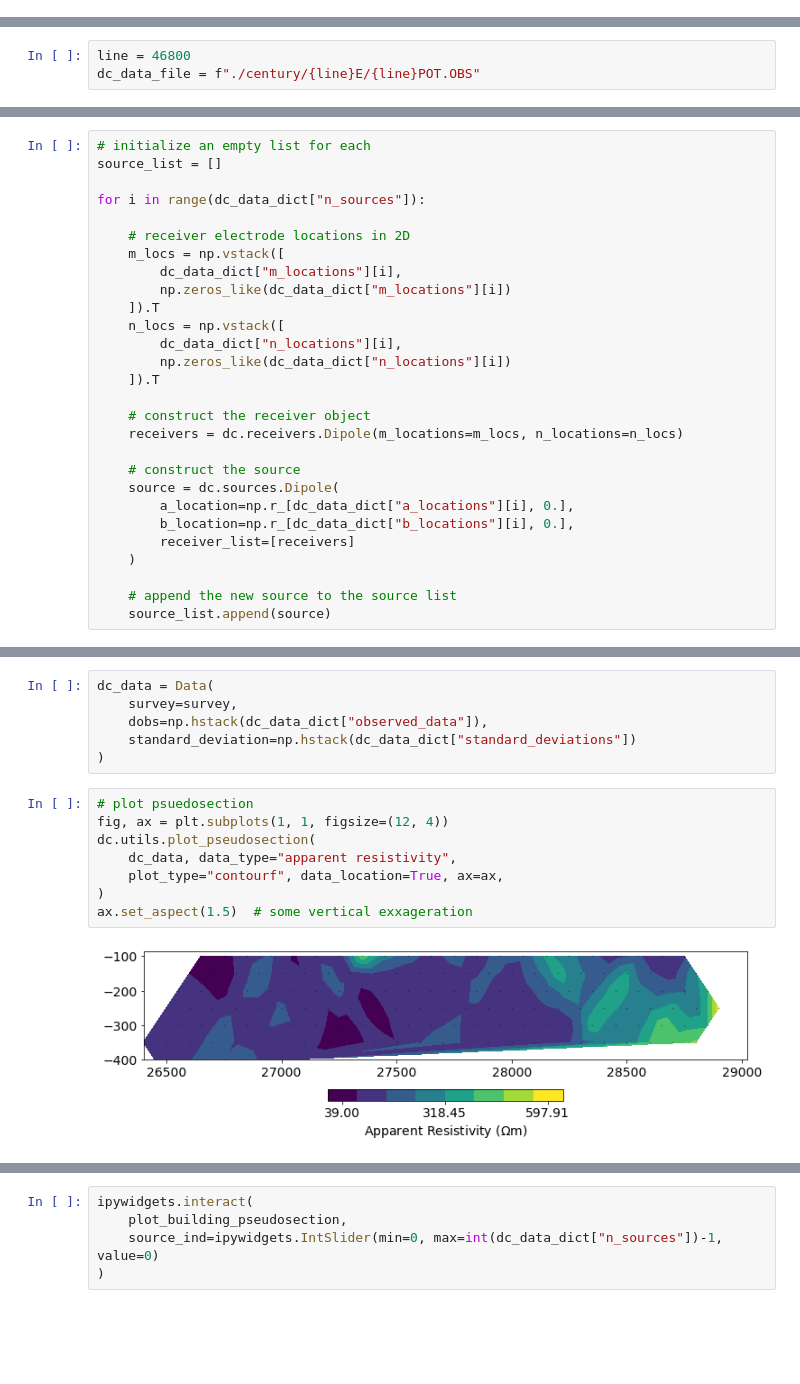
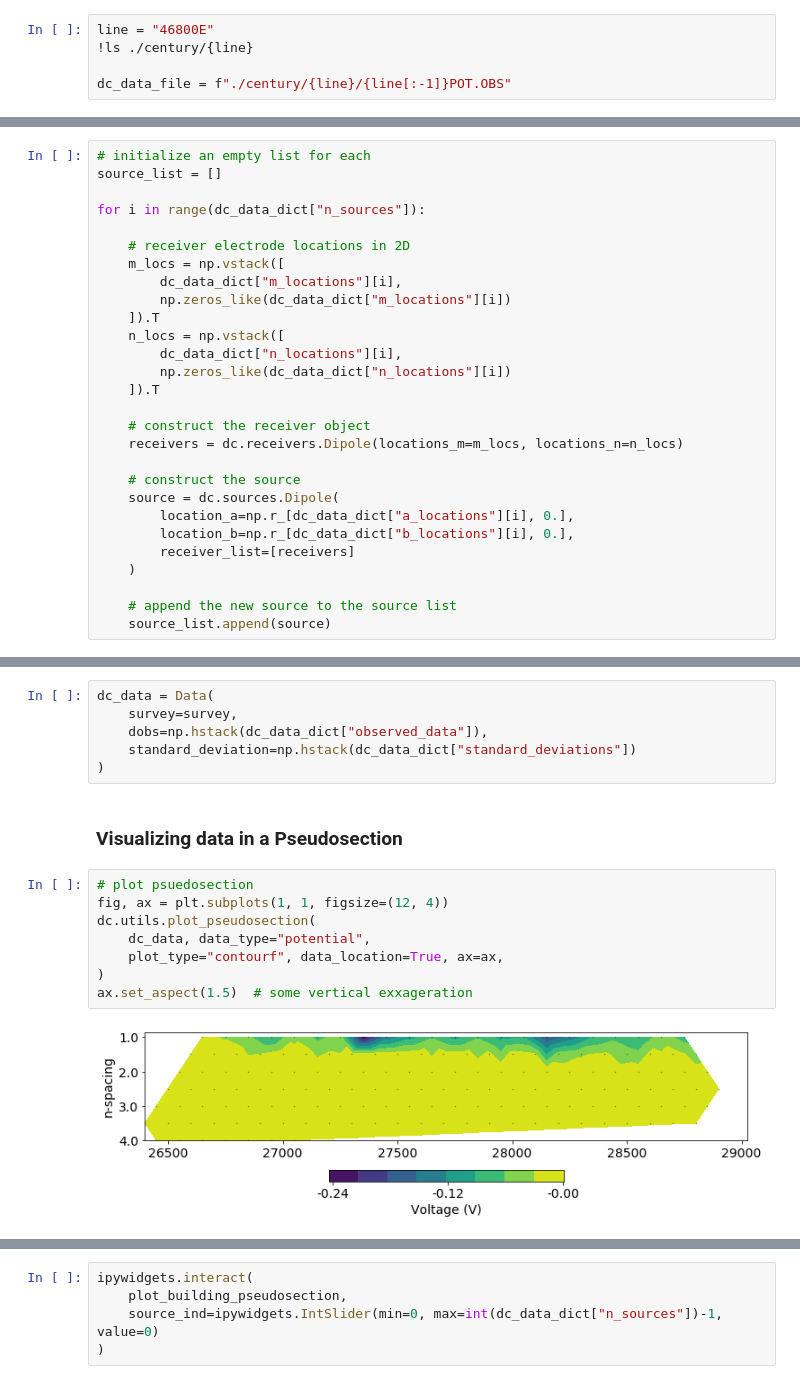
Before and after one commit to simpeg/transform-2020-simpeg, a Jupyter notebook: century-dcip-inversion.ipynb, the cells around one changed output, grey strips where cells are left out. Drawn from its saved outputs; the diff is of its cells as text; blank space fills up the shorter version.

````diff
--- a/century-dcip-inversion.ipynb
+++ b/century-dcip-inversion.ipynb
@@ -56,0 +100,5 @@ ls: ./century/*.OBS: No such file or directory
+# %%
+line = "46800E"
+!ls ./century/{line}
+
+dc_data_file = f"./century/{line}/{line[:-1]}POT.OBS"
@@ -68,9 +119,6 @@ Comment line: description of data
    M_location  N_location  measured_potential  standard_deviation
    ....
 ```
-# %%
-line = 46800
-dc_data_file = f"./century/{line}E/{line}POT.OBS"
 # %%
 !cat {dc_data_file}
 # %% [output]
@@ -254,12 +329,12 @@ for i in range(dc_data_dict["n_sources"]):
     ]).T
 
     # construct the receiver object
-    receivers = dc.receivers.Dipole(m_locations=m_locs, n_locations=n_locs)
+    receivers = dc.receivers.Dipole(locations_m=m_locs, locations_n=n_locs)
 
     # construct the source
     source = dc.sources.Dipole(
-        a_location=np.r_[dc_data_dict["a_locations"][i], 0.],
-        b_location=np.r_[dc_data_dict["b_locations"][i], 0.],
+        location_a=np.r_[dc_data_dict["a_locations"][i], 0.],
+        location_b=np.r_[dc_data_dict["b_locations"][i], 0.],
         receiver_list=[receivers]
     )
 
@@ -277,16 +358,18 @@ dc_data = Data(
     dobs=np.hstack(dc_data_dict["observed_data"]),
     standard_deviation=np.hstack(dc_data_dict["standard_deviations"])
 )
+# %% [markdown]
+### Visualizing data in a Pseudosection
 # %%
 # plot psuedosection
 fig, ax = plt.subplots(1, 1, figsize=(12, 4))
 dc.utils.plot_pseudosection(
-    dc_data, data_type="apparent resistivity",
+    dc_data, data_type="potential",
     plot_type="contourf", data_location=True, ax=ax,
 )
 ax.set_aspect(1.5)  # some vertical exxageration
 # %% [output]
-[figure, old version]
+[figure, new version]
 # %%
 def plot_building_pseudosection(source_ind=0):
     """
````
Also changed, not shown: parts of 45 cells of this notebook.
